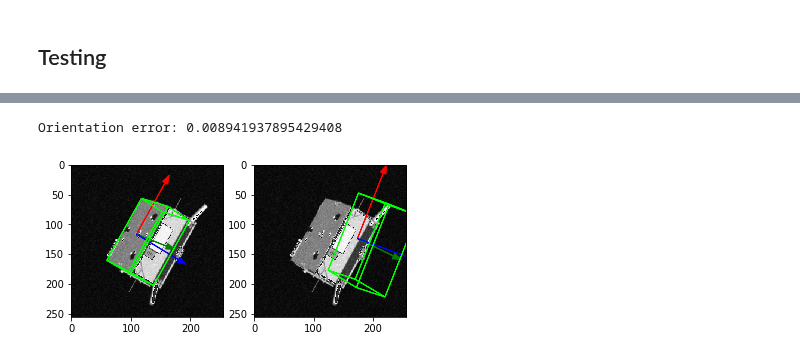
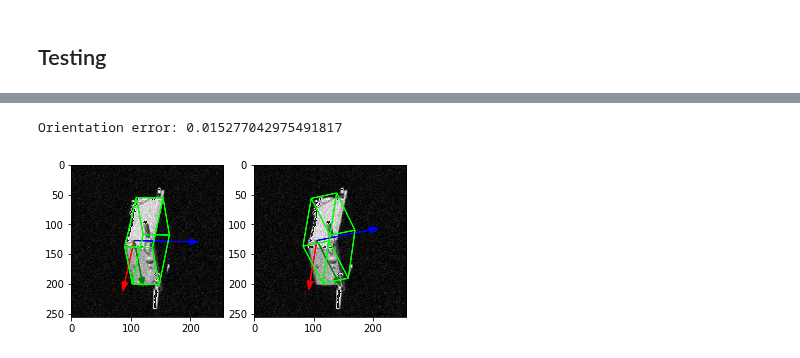
Before and after one commit to jazzalin/spacecraft-pose-estimation, a Jupyter notebook: model/model.ipynb, the cells around one changed output, grey strips where cells are left out. Cells and saved outputs as stored; diff of their text form; code cells hidden in the pictures.

```diff
--- a/model/model.ipynb
+++ b/model/model.ipynb
@@ -312,7 +312,7 @@ class URSONet(nn.Module):
 # %%
 OVERFIT=False
 TRAINING=True
-BETA=5
+BETA=1
 if OVERFIT:
     overfit_net = URSONet()
     if USE_GPU:
@@ -367,10 +367,10 @@ def translation_loss2(t_gt, t_pred, bbox, K):
     fx = K[:, [0], [0]]
     fy = K[:, [1], [1]]
     # Calculate true deviation from bbox center
-    du = fx*t_gt[:, [0]] - u + cx*t_gt[:, [2]]
-    dv = fy*t_gt[:, [1]] - v + cy*t_gt[:, [2]]
-    # du = fx*t_gt[:, [0]]/t_gt[:, [2]] - u + cx
-    # dv = fy*t_gt[:, [1]]/t_gt[:, [2]] - v + cy
+#     du = fx*t_gt[:, [0]] - u + cx*t_gt[:, [2]]
+#     dv = fy*t_gt[:, [1]] - v + cy*t_gt[:, [2]]
+    du = fx*t_gt[:, [0]]/t_gt[:, [2]] - u + cx
+    dv = fy*t_gt[:, [1]]/t_gt[:, [2]] - v + cy
     gt = torch.cat((du.float(), dv.float(), t_gt[:, [2]]), -1)
     return torch.mean(torch.norm((gt - t_pred)/torch.norm(gt)))
 # %%
@@ -408,8 +408,8 @@ def train(train_loader, net, optimizer, loss_graph):
         # t = net(inputs)
         # att = net(inputs)
 
-        L_t = translation_loss(t_gt, t)
-#         L_t = translation_loss2(t_gt, t, target[:, 7:11], K)
+#         L_t = translation_loss(t_gt, t)
+        L_t = translation_loss2(t_gt, t, target[:, 7:11], K)
         L_att = attitude_loss(att_gt, att)
         total_loss = L_t + BETA*L_att  #+ (torch.abs(torch.mean(1 - torch.norm(att))))
         loss_graph[0].append(total_loss.item())
@@ -531,7 +531,7 @@ if TRAINING:
     #                             momentum=0.9)
 
     # Learning rate scheduler
-    scheduler = torch.optim.lr_scheduler.StepLR(optimizer, step_size=30, gamma=0.1)
+    scheduler = torch.optim.lr_scheduler.StepLR(optimizer, step_size=25, gamma=0.1)
 
     # Switch to train mode
     trained_net.train()
@@ -548,7 +548,7 @@ if TRAINING:
     for e in range(EPOCH):
         loss = train(train_loader, trained_net, optimizer, loss_graph)
         # loss = train2(train_loader, trained_net, criterion, optimizer, loss_graph)
-#         scheduler.step()
+        scheduler.step()
         ax.clear()
         ax.set_xlabel('iterations')
         ax.set_ylabel('loss value')
@@ -639,7 +639,7 @@ Test error: 0.23999063037335872
 # %%
 # Evaluation
 %matplotlib inline
-idx = 42
+idx = 34
 img1, label1, K1 = test_dataset[idx]
 
 if USE_GPU:
@@ -656,34 +656,34 @@ vectorScaleFactor = 4
 image1, label1 = JointRescrop((256, 256))(tF.to_pil_image(img1), label1.numpy())
 
 fig = plt.figure()
 fig.add_subplot(1, 2, 1)
 true_origin = training_dataset.visualize(image1, label1, K1, factor=0.6, bbox=True)
 
 fig.add_subplot(1, 2, 2)
 # MRP conversion
 # new_att = mrp_to_q(att_out)
 # test_dataset.dataset.visualize(image1, np.concatenate((new_att, t_out)), bbox=True)
 
 # Origin regression from bbox center
 # att_out /= np.linalg.norm(att_out)
 # t_pred_new = origin_reg_conversion(label1, K1, t_out)
 # origin = test_dataset.dataset.visualize(image1, np.concatenate((label1[:4], t_pred_new)), K1, factor=0.6, bbox=True)
 # origin = test_dataset.dataset.visualize(image1, np.concatenate((att_out, t_pred_new)), K1, factor=0.6, bbox=True)
 
 # Standard
 att_out /= np.linalg.norm(att_out)
-# origin = test_dataset.dataset.visualize(image1, np.concatenate((att_out, label1[4:7])), K1, factor=0.6, bbox=True)
-origin = test_dataset.dataset.visualize(image1, np.concatenate((att_out, t_out)), K1, factor=0.6, bbox=True)
+origin = test_dataset.dataset.visualize(image1, np.concatenate((att_out, label1[4:7])), K1, factor=0.6, bbox=True)
+# origin = test_dataset.dataset.visualize(image1, np.concatenate((att_out, t_out)), K1, factor=0.6, bbox=True)
 
 # Prediction errors
 # Difference in body frame origin (in image plane)
 # t_error = np.linalg.norm(np.array(true_origin) - np.array(origin))
 
 # Quaternion error
 q_error = 1-np.dot(label1[:4], att_out)**2
 # plt.title("$t_e = {{{}}}$ \n $q_e = {{{}}}$".format(t_error, q_error))
 # print("Translation error: {}".format(t_error))
 print("Orientation error: {}".format(q_error))
 # %% [output]
-Orientation error: 0.008941937895429408
+Orientation error: 0.015277042975491817
-[figure, old version]
+[figure, new version]
```
Also changed, not shown: parts of 7 cells of this notebook.
